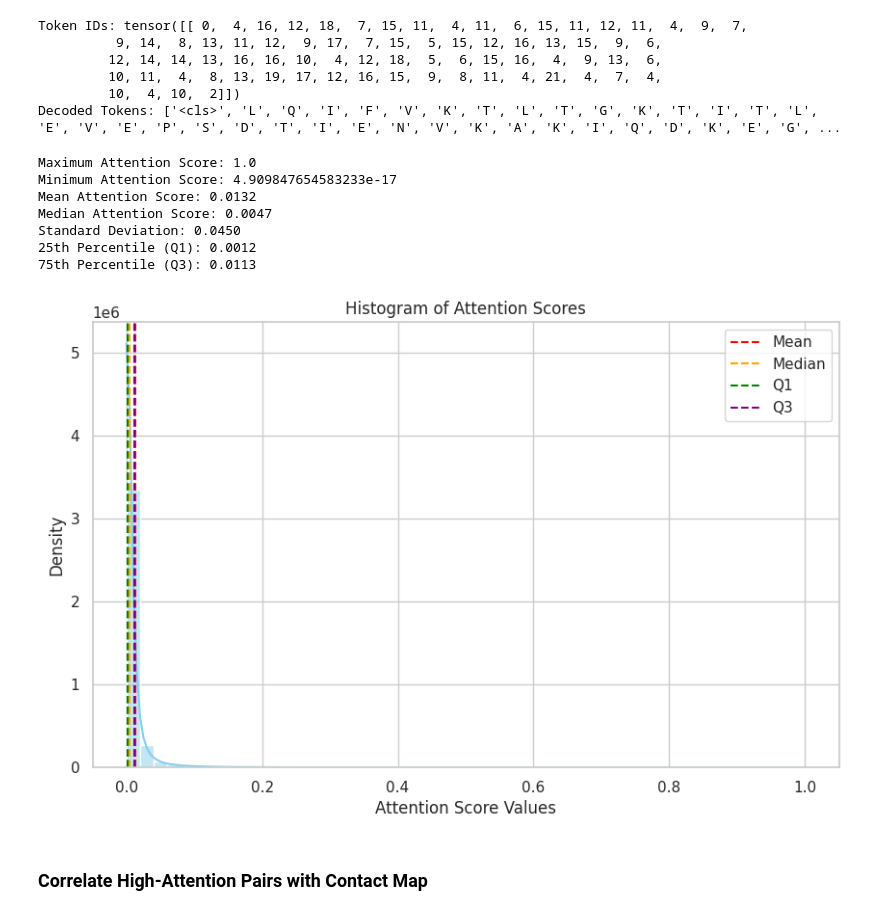
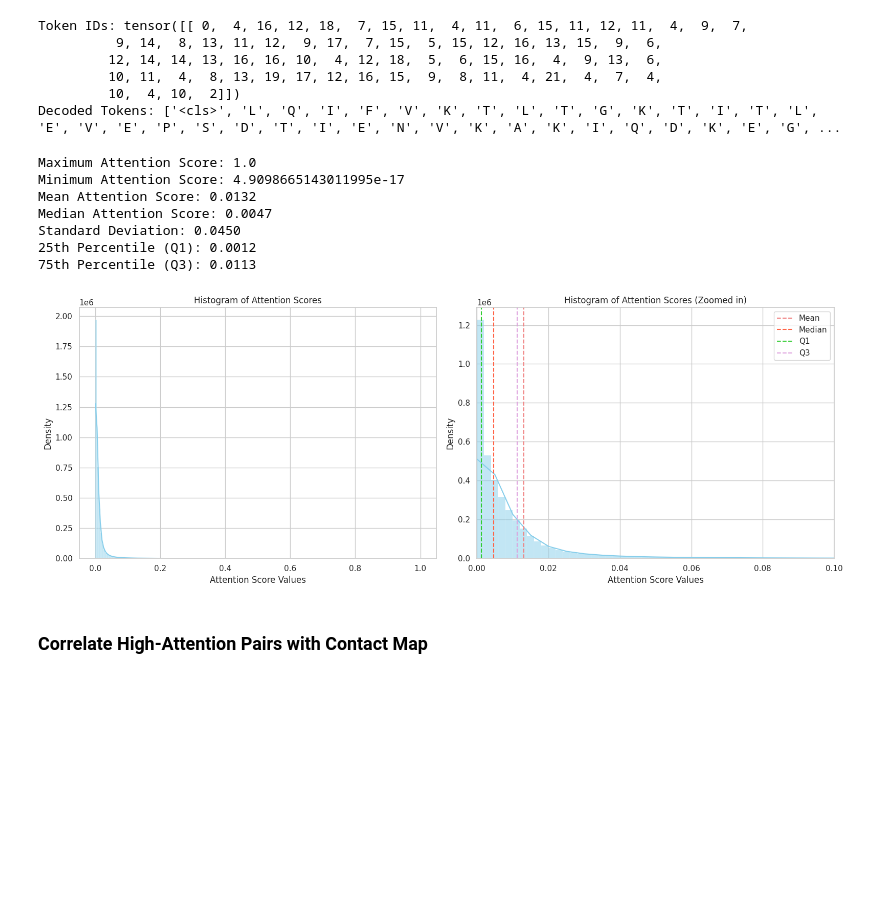
Before and after one commit to luciaurcelay/plm-attention-contactmaps, a Jupyter notebook: main.ipynb, the cells around one changed output. Cells and saved outputs as stored; diff of their text form; code cells hidden in the pictures; blank space fills up the shorter version.

```diff
--- a/main.ipynb
+++ b/main.ipynb
@@ -303,14 +288,14 @@ Decoded Tokens: ['<cls>', 'L', 'Q', 'I', 'F', 'V', 'K', 'T', 'L', 'T', 'G', 'K',
 # Function to compute attention scores from the model
 def compute_attention_scores(model, tokenizer, sequence):
     # Tokenize the input sequence
-    inputs = tokenizer(sequence, return_tensors="pt", padding=True)
+    inputs = tokenizer(sequence, return_tensors="pt", padding=False)
 
     # Get outputs from the model
     with torch.no_grad():
         outputs = model(**inputs, output_attentions=True)
 
     # Extract the attention scores from all layers and heads
-    attentions = outputs.attentions  # This will be a list of attention tensors for each layer
+    attentions = outputs.attentions  # This is a list of attention tensors for each layer
     return attentions
 
 # Get attention scores
@@ -323,46 +308,56 @@ for layer_att in attention_scores:
 
 # Concatenate values from all layers
 all_attention_values = np.concatenate(all_attention_values)
 
 # Calculate statistical information
 max_attention_value = np.max(all_attention_values)
 min_attention_value = np.min(all_attention_values)
 mean_attention_value = np.mean(all_attention_values)
 median_attention_value = np.median(all_attention_values)
 std_attention_value = np.std(all_attention_values)
 q1_attention_value = np.percentile(all_attention_values, 25)
 q3_attention_value = np.percentile(all_attention_values, 75)
 
 # Print the statistical information
 print(f"Maximum Attention Score: {max_attention_value}")
 print(f"Minimum Attention Score: {min_attention_value}")
 print(f"Mean Attention Score: {mean_attention_value:.4f}")
 print(f"Median Attention Score: {median_attention_value:.4f}")
 print(f"Standard Deviation: {std_attention_value:.4f}")
 print(f"25th Percentile (Q1): {q1_attention_value:.4f}")
 print(f"75th Percentile (Q3): {q3_attention_value:.4f}")
 
-# Plot histogram of the attention scores using Seaborn
-plt.figure(figsize=(10, 6))
-sns.histplot(all_attention_values, bins=50, color='skyblue', kde=True)
-plt.title('Histogram of Attention Scores')
-plt.xlabel('Attention Score Values')
-plt.ylabel('Density')
-plt.axvline(mean_attention_value, color='red', linestyle='--', label='Mean')
-plt.axvline(median_attention_value, color='orange', linestyle='--', label='Median')
-plt.axvline(q1_attention_value, color='green', linestyle='--', label='Q1')
-plt.axvline(q3_attention_value, color='purple', linestyle='--', label='Q3')
-plt.legend()
-plt.grid(True)
+# Create subplots
+fig, axes = plt.subplots(1, 2, figsize=(16, 6))
+
+# Plot the first histogram without additional information
+sns.histplot(all_attention_values, bins=200, color='skyblue', kde=True, ax=axes[0])
+axes[0].set_title('Histogram of Attention Scores')
+axes[0].set_xlabel('Attention Score Values')
+axes[0].set_ylabel('Density')
+
+# Plot the second histogram with x-limit and statistical lines
+sns.histplot(all_attention_values, bins=500, color='skyblue', kde=True, ax=axes[1])
+axes[1].set_xlim(0, 0.1)
+axes[1].set_title('Histogram of Attention Scores (Zoomed in)')
+axes[1].set_xlabel('Attention Score Values')
+axes[1].set_ylabel('Density')
+axes[1].axvline(mean_attention_value, color='lightcoral', linestyle='--', label='Mean')
+axes[1].axvline(median_attention_value, color='tomato', linestyle='--', label='Median')
+axes[1].axvline(q1_attention_value, color='limegreen', linestyle='--', label='Q1')
+axes[1].axvline(q3_attention_value, color='plum', linestyle='--', label='Q3')
+axes[1].legend()
+
+plt.tight_layout()
 plt.show()
 # %% [output]
 Maximum Attention Score: 1.0
-Minimum Attention Score: 4.909847654583233e-17
+Minimum Attention Score: 4.9098665143011995e-17
 Mean Attention Score: 0.0132
 Median Attention Score: 0.0047
 Standard Deviation: 0.0450
 25th Percentile (Q1): 0.0012
 75th Percentile (Q3): 0.0113
-[figure, old version]
+[figure, new version]
 # %% [markdown]
 ### Correlate High-Attention Pairs with Contact Map
```
Also changed, not shown: parts of 40 cells of this notebook.
